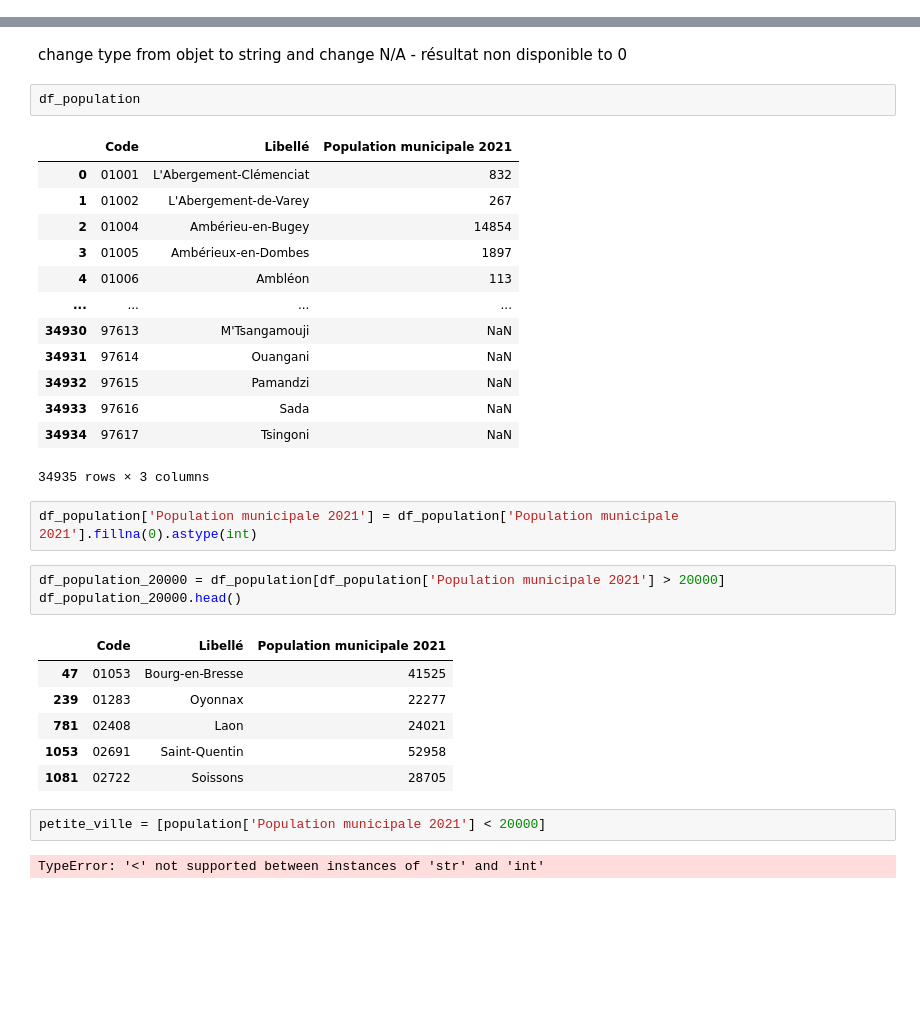
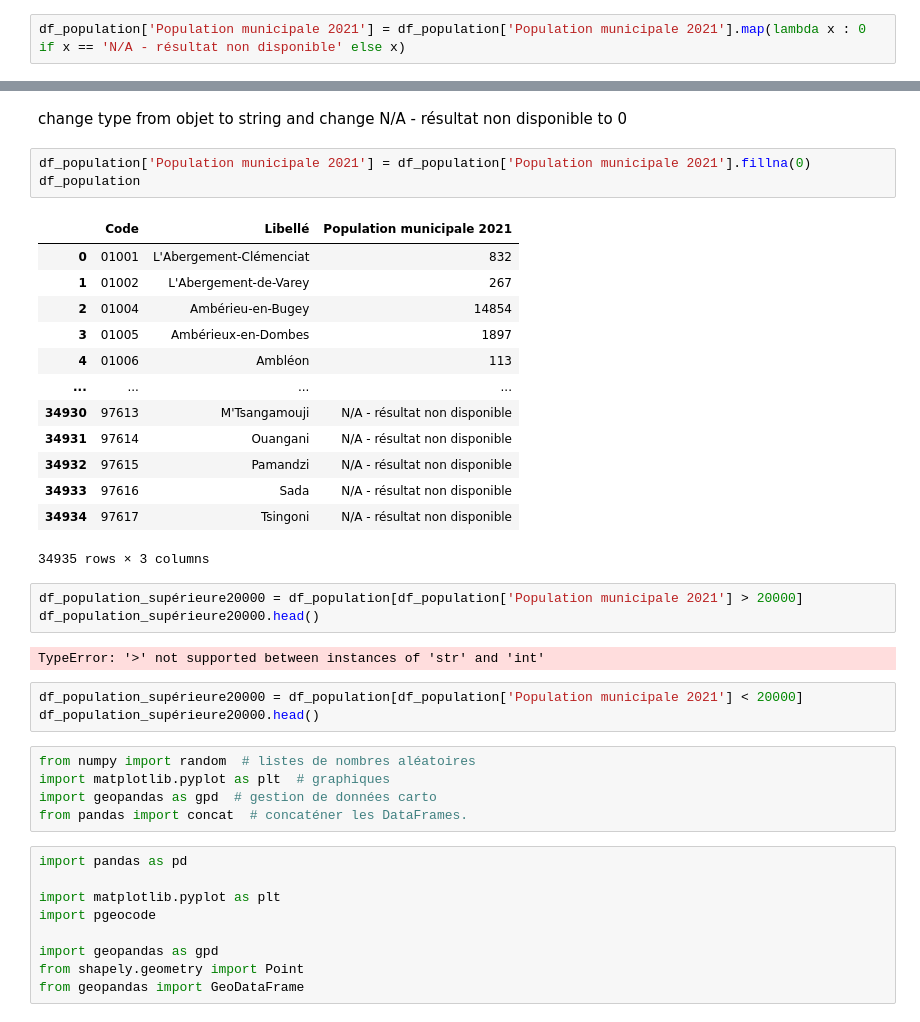
Before and after one commit to khady2708/projet-stage, a Jupyter notebook: ville.ipynb, the cells around one changed output, grey strips where cells are left out. Cells and saved outputs as stored; diff of their text form; blank space fills up the shorter version.

Commit message:
correction code sur df_population

```diff
--- a/ville.ipynb
+++ b/ville.ipynb
@@ -199,0 +214,2 @@ print(df_population)
+# %%
+df_population['Population municipale 2021'] = df_population['Population municipale 2021'].map(lambda x : 0 if x == 'N/A - résultat non disponible' else x)
@@ -211,34 +245,41 @@ dtype: object
 # %% [markdown]
 change type from objet to string and change N/A - résultat non disponible to 0
-# %%
-df_population
-# %% [output]
-|  | Code | Libellé | Population municipale 2021 |
-| 0 | 01001 | L'Abergement-Clémenciat | 832 |
-| 1 | 01002 | L'Abergement-de-Varey | 267 |
-| 2 | 01004 | Ambérieu-en-Bugey | 14854 |
-| 3 | 01005 | Ambérieux-en-Dombes | 1897 |
-| 4 | 01006 | Ambléon | 113 |
-| ... | ... | ... | ... |
-| 34930 | 97613 | M'Tsangamouji | NaN |
-| 34931 | 97614 | Ouangani | NaN |
-| 34932 | 97615 | Pamandzi | NaN |
-| 34933 | 97616 | Sada | NaN |
-| 34934 | 97617 | Tsingoni | NaN |
-34935 rows × 3 columns
 # %%
-df_population['Population municipale 2021'] = df_population['Population municipale 2021'].fillna(0).astype(int)
+df_population['Population municipale 2021'] = df_population['Population municipale 2021'].fillna(0)
+df_population
+# %% [output]
+|  | Code | Libellé | Population municipale 2021 |
+| 0 | 01001 | L'Abergement-Clémenciat | 832 |
+| 1 | 01002 | L'Abergement-de-Varey | 267 |
+| 2 | 01004 | Ambérieu-en-Bugey | 14854 |
+| 3 | 01005 | Ambérieux-en-Dombes | 1897 |
+| 4 | 01006 | Ambléon | 113 |
+| ... | ... | ... | ... |
+| 34930 | 97613 | M'Tsangamouji | N/A - résultat non disponible |
+| 34931 | 97614 | Ouangani | N/A - résultat non disponible |
+| 34932 | 97615 | Pamandzi | N/A - résultat non disponible |
+| 34933 | 97616 | Sada | N/A - résultat non disponible |
+| 34934 | 97617 | Tsingoni | N/A - résultat non disponible |
+34935 rows × 3 columns
 # %%
-df_population_20000 = df_population[df_population['Population municipale 2021'] > 20000]
-df_population_20000.head()
+df_population_supérieure20000 = df_population[df_population['Population municipale 2021'] > 20000]
+df_population_supérieure20000.head()
 # %% [output]
-|  | Code | Libellé | Population municipale 2021 |
-| 47 | 01053 | Bourg-en-Bresse | 41525 |
-| 239 | 01283 | Oyonnax | 22277 |
-| 781 | 02408 | Laon | 24021 |
-| 1053 | 02691 | Saint-Quentin | 52958 |
-| 1081 | 02722 | Soissons | 28705 |
+TypeError: '>' not supported between instances of 'str' and 'int'
 # %%
-petite_ville = [population['Population municipale 2021'] < 20000]
+df_population_supérieure20000 = df_population[df_population['Population municipale 2021'] < 20000]
+df_population_supérieure20000.head()
-# %% [output]
-TypeError: '<' not supported between instances of 'str' and 'int'
+# %%
+from numpy import random  # listes de nombres aléatoires
+import matplotlib.pyplot as plt  # graphiques
+import geopandas as gpd  # gestion de données carto
+from pandas import concat  # concaténer les DataFrames.
+# %%
+import pandas as pd
+
+import matplotlib.pyplot as plt
+import pgeocode
+
+import geopandas as gpd
+from shapely.geometry import Point
+from geopandas import GeoDataFrame
```
Also changed, not shown: parts of 15 cells of this notebook.
